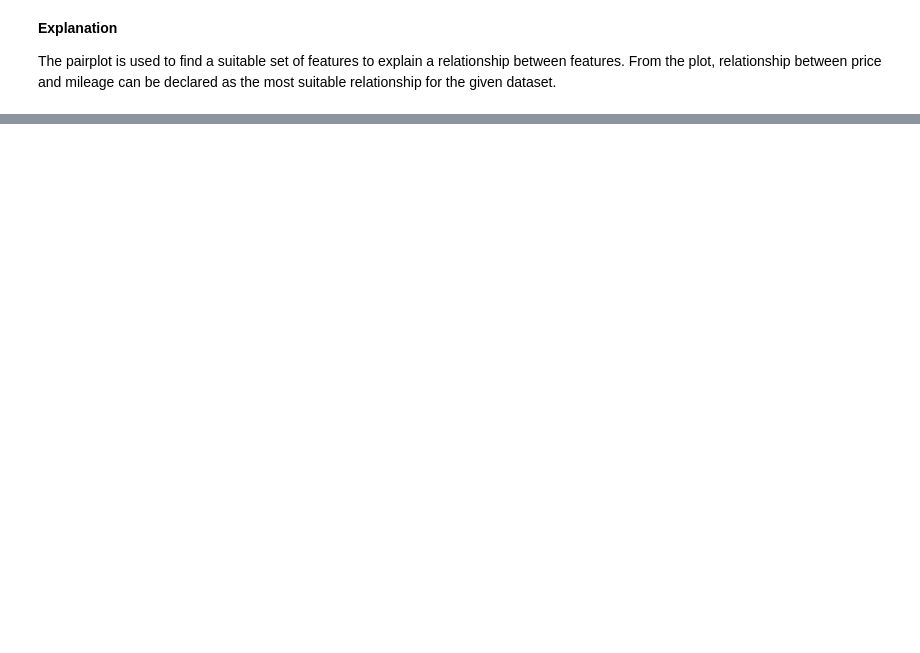
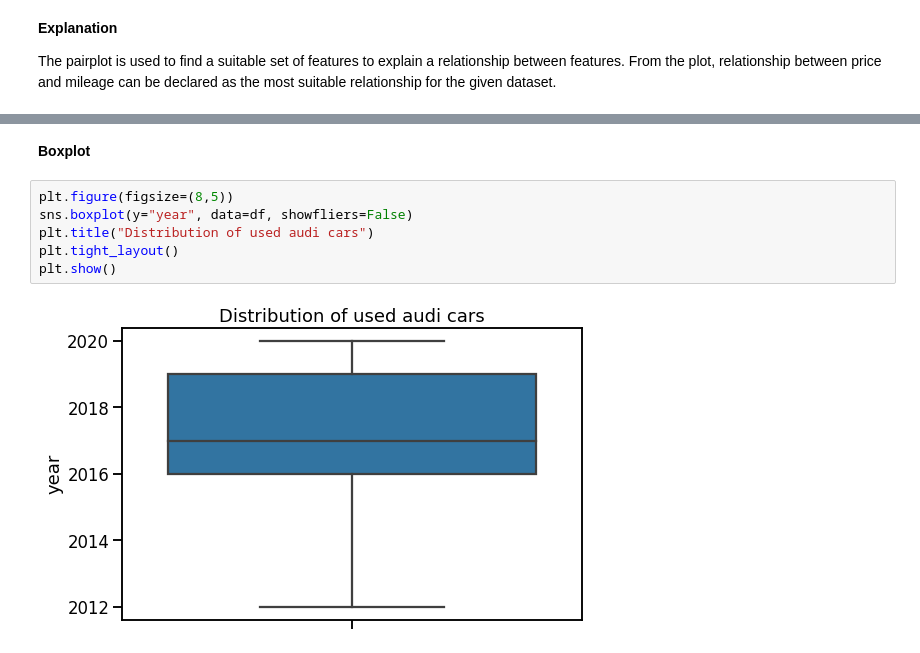
Before and after one commit to riyadbinislam/Data_Visualization_with_Python__mh, a Jupyter notebook: audi_used_car_analysis/audi_used_car_EDA.ipynb, the cells around one changed output, grey strips where cells are left out. Drawn from its saved outputs; the diff is of its cells as text; blank space fills up the shorter version.

```diff
--- a/audi_used_car_analysis/audi_used_car_EDA.ipynb
+++ b/audi_used_car_analysis/audi_used_car_EDA.ipynb
@@ -168,0 +183,10 @@ The pairplot is used to find a suitable set of features to explain a relationshi
+# %% [markdown]
+**Boxplot**
+# %%
+plt.figure(figsize=(8,5))
+sns.boxplot(y="year", data=df, showfliers=False)
+plt.title("Distribution of used audi cars")
+plt.tight_layout()
+plt.show()
+# %% [output]
+[figure, added]
```
Also changed, not shown: parts of 19 cells of this notebook.
